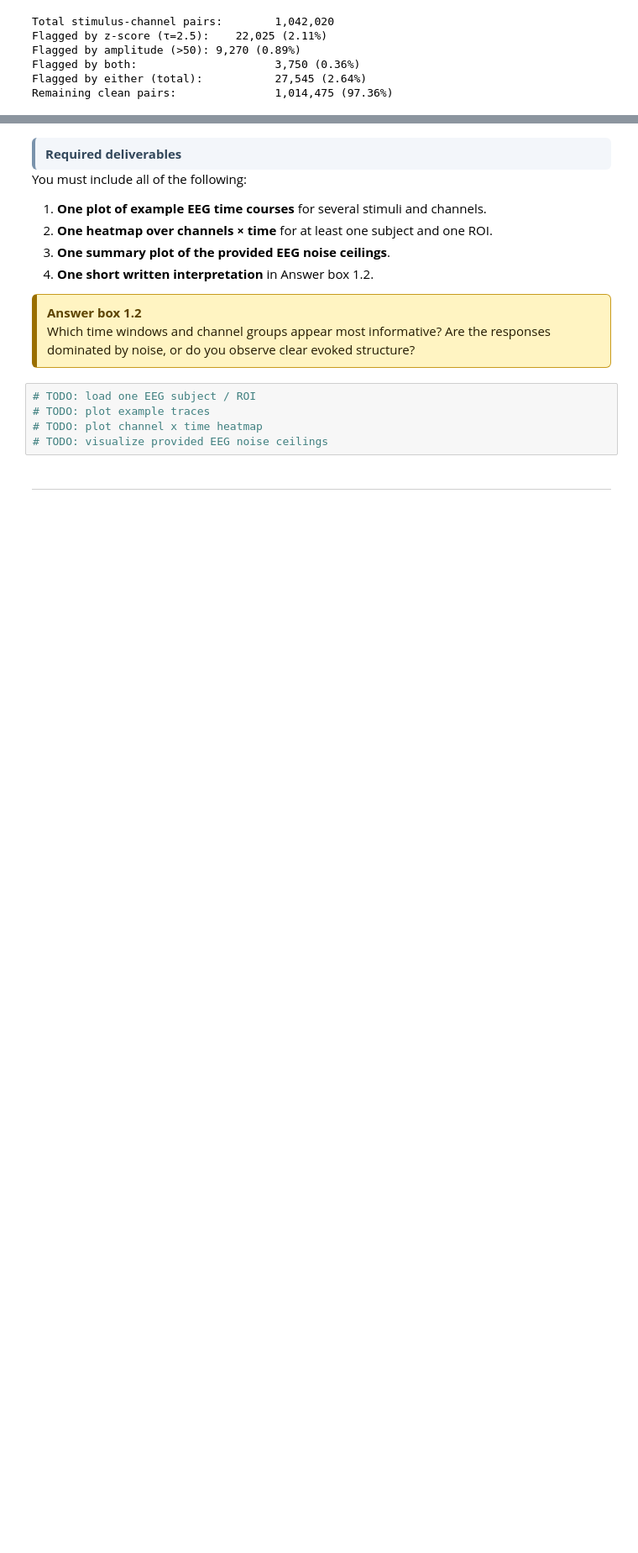
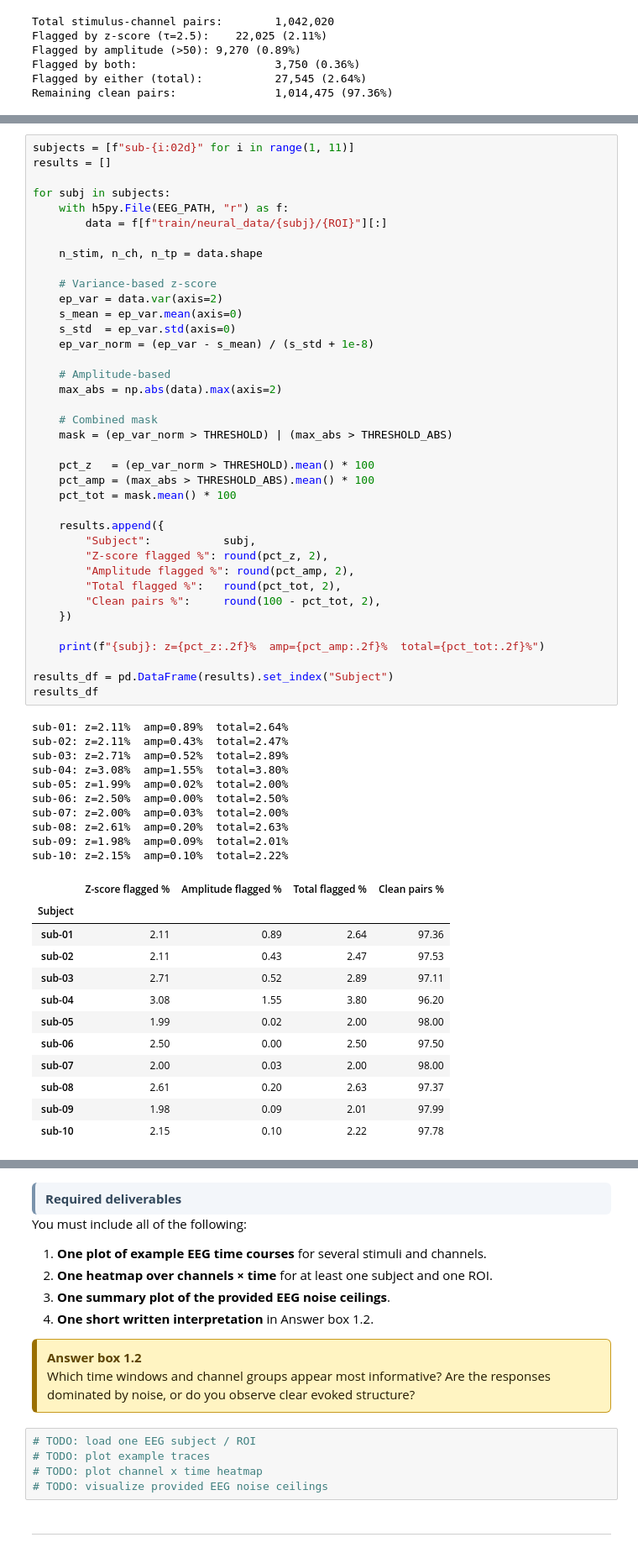
Before and after one commit to AnastasisPap/Brain-like-computation-and-intelligence-project, a Jupyter notebook: nx414_project_2026.ipynb, the cells around one changed output, grey strips where cells are left out. Shown at 84% size. Saved outputs shown, nothing was run; the diff lists cells and outputs as text; blank space fills up the shorter version.

```diff
--- a/nx414_project_2026.ipynb
+++ b/nx414_project_2026.ipynb
@@ -1249,0 +1273,61 @@ justify a principled cutoff.
+# %%
+subjects = [f"sub-{i:02d}" for i in range(1, 11)]
+results = []
+
+for subj in subjects:
+    with h5py.File(EEG_PATH, "r") as f:
+        data = f[f"train/neural_data/{subj}/{ROI}"][:]
+
+    n_stim, n_ch, n_tp = data.shape
+
+    # Variance-based z-score
+    ep_var = data.var(axis=2)
+    s_mean = ep_var.mean(axis=0)
+    s_std  = ep_var.std(axis=0)
+    ep_var_norm = (ep_var - s_mean) / (s_std + 1e-8)
+
+    # Amplitude-based
+    max_abs = np.abs(data).max(axis=2)
+
+    # Combined mask
+    mask = (ep_var_norm > THRESHOLD) | (max_abs > THRESHOLD_ABS)
+
+    pct_z   = (ep_var_norm > THRESHOLD).mean() * 100
+    pct_amp = (max_abs > THRESHOLD_ABS).mean() * 100
+    pct_tot = mask.mean() * 100
+
+    results.append({
+        "Subject":           subj,
+        "Z-score flagged %": round(pct_z, 2),
+        "Amplitude flagged %": round(pct_amp, 2),
+        "Total flagged %":   round(pct_tot, 2),
+        "Clean pairs %":     round(100 - pct_tot, 2),
+    })
+
+    print(f"{subj}: z={pct_z:.2f}%  amp={pct_amp:.2f}%  total={pct_tot:.2f}%")
+
+results_df = pd.DataFrame(results).set_index("Subject")
+results_df
+# %% [output]
+sub-01: z=2.11%  amp=0.89%  total=2.64%
+sub-02: z=2.11%  amp=0.43%  total=2.47%
+sub-03: z=2.71%  amp=0.52%  total=2.89%
+sub-04: z=3.08%  amp=1.55%  total=3.80%
+sub-05: z=1.99%  amp=0.02%  total=2.00%
+sub-06: z=2.50%  amp=0.00%  total=2.50%
+sub-07: z=2.00%  amp=0.03%  total=2.00%
+sub-08: z=2.61%  amp=0.20%  total=2.63%
+sub-09: z=1.98%  amp=0.09%  total=2.01%
+sub-10: z=2.15%  amp=0.10%  total=2.22%
+|  | Z-score flagged % | Amplitude flagged % | Total flagged % | Clean pairs % |
+| Subject |  |  |  |  |
+| sub-01 | 2.11 | 0.89 | 2.64 | 97.36 |
+| sub-02 | 2.11 | 0.43 | 2.47 | 97.53 |
+| sub-03 | 2.71 | 0.52 | 2.89 | 97.11 |
+| sub-04 | 3.08 | 1.55 | 3.80 | 96.20 |
+| sub-05 | 1.99 | 0.02 | 2.00 | 98.00 |
+| sub-06 | 2.50 | 0.00 | 2.50 | 97.50 |
+| sub-07 | 2.00 | 0.03 | 2.00 | 98.00 |
+| sub-08 | 2.61 | 0.20 | 2.63 | 97.37 |
+| sub-09 | 1.98 | 0.09 | 2.01 | 97.99 |
+| sub-10 | 2.15 | 0.10 | 2.22 | 97.78 |
```
Also changed, not shown: parts of 7 cells of this notebook, 1 other file.
